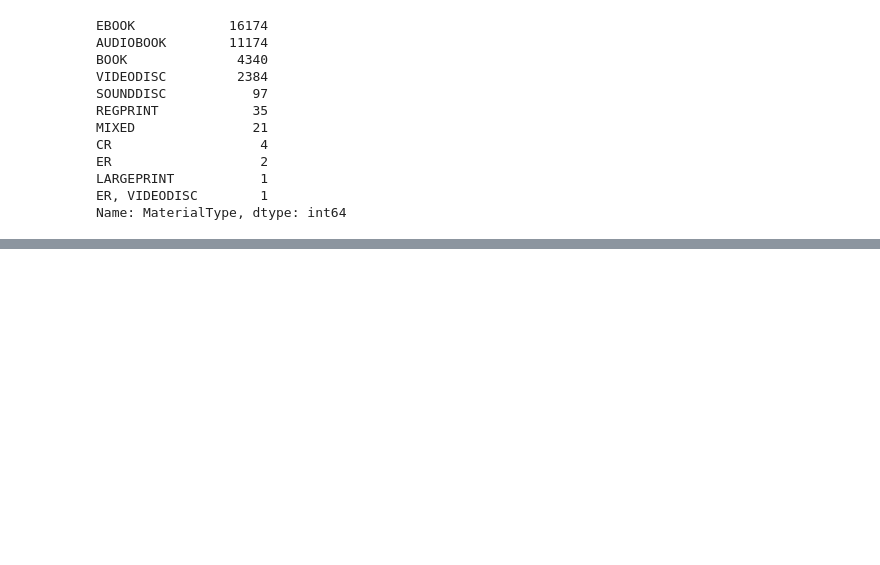
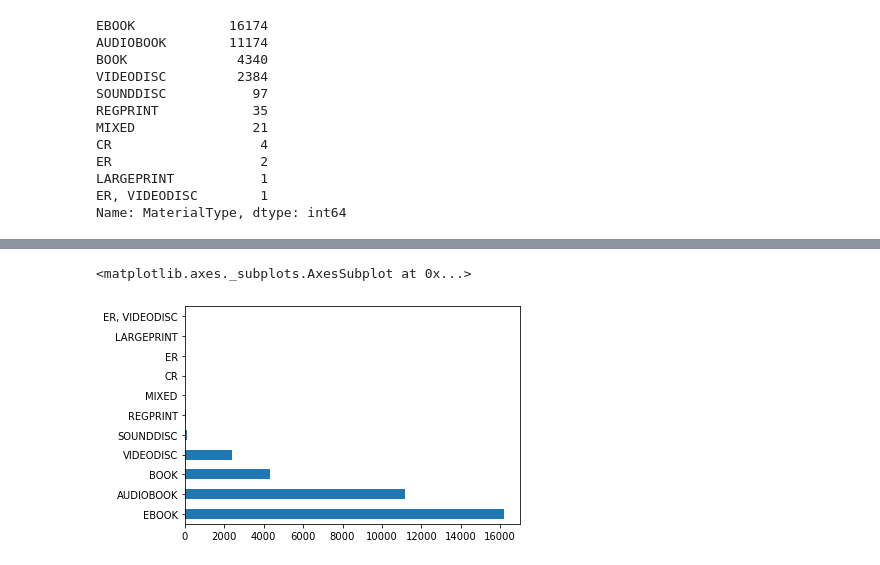
Before and after one commit to melaniewalsh/Data-Analysis-with-Pandas, a Jupyter notebook: 01-Data-Analysis-With-Pandas.ipynb, the cells around one changed output, grey strips where cells are left out. Saved outputs shown, nothing was run; the diff lists cells and outputs as text; code cells hidden in the pictures; blank space fills up the shorter version.

```diff
--- a/01-Data-Analysis-With-Pandas.ipynb
+++ b/01-Data-Analysis-With-Pandas.ipynb
@@ -272,0 +673,5 @@ array([[<matplotlib.axes._subplots.AxesSubplot object at 0x...>,
+# %%
+seattle_df['MaterialType'].value_counts().plot(kind='barh')
+# %% [output]
+<matplotlib.axes._subplots.AxesSubplot at 0x...>
+[figure, added]
```
Also changed, not shown: parts of 136 cells of this notebook, 5 other files.
